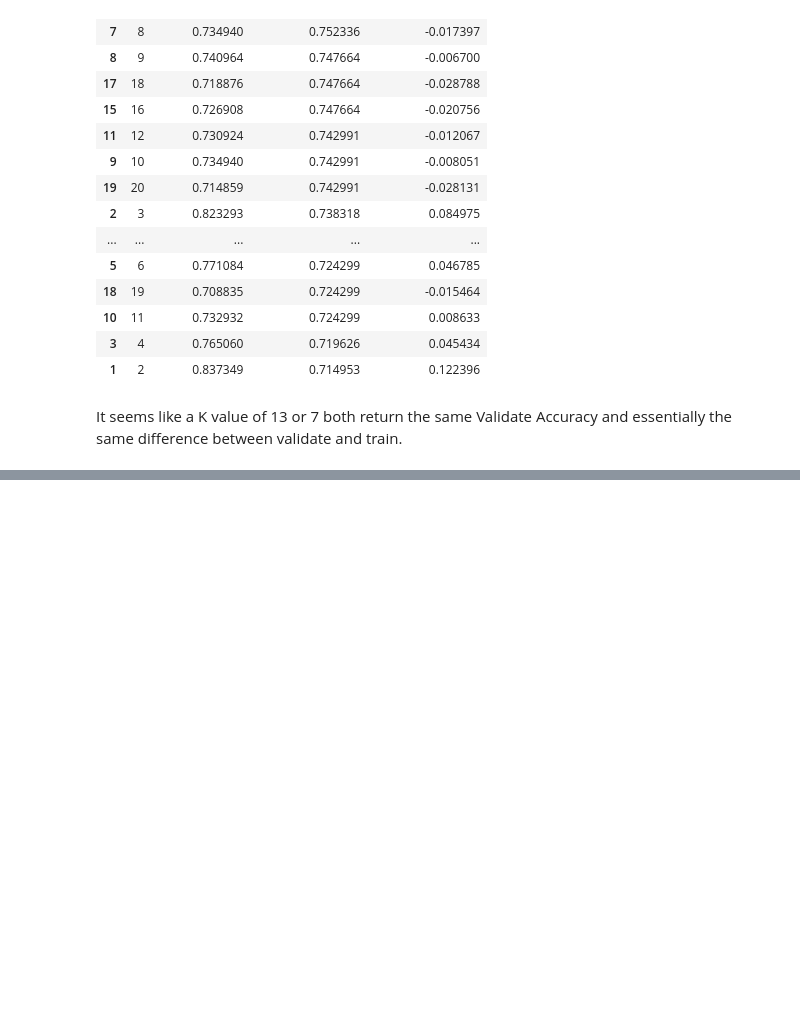
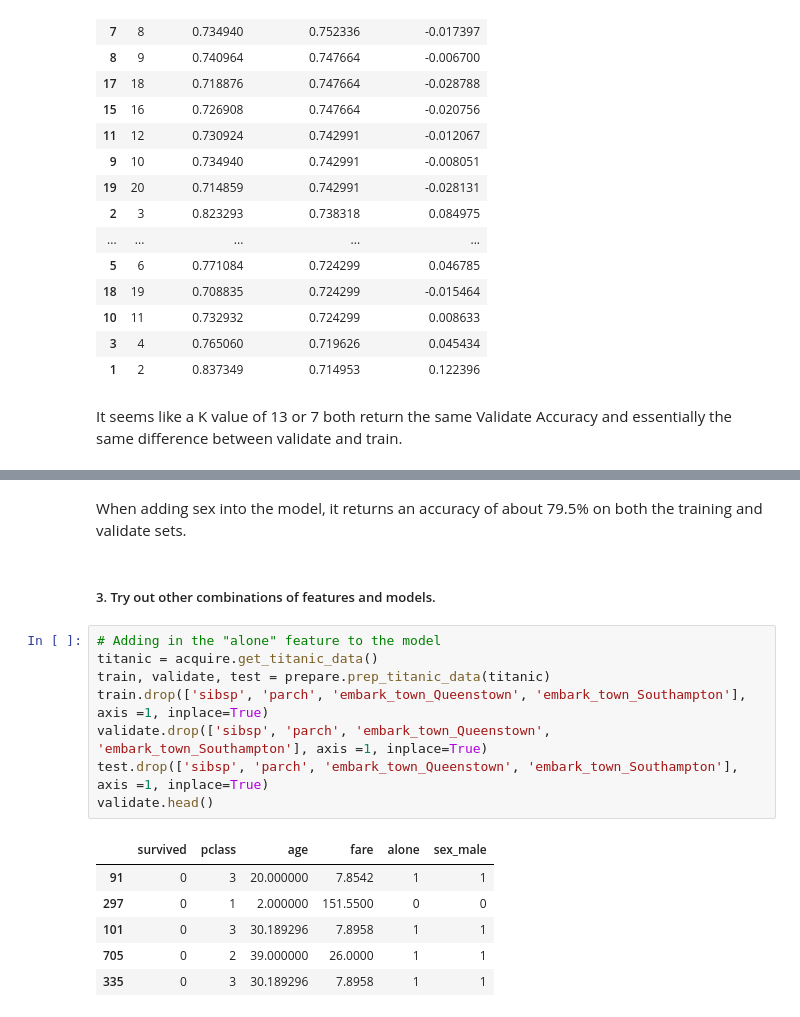
Before and after one commit to AndrewRachuig/classification-exercises, a Jupyter notebook: model.ipynb, the cells around one changed output, grey strips where cells are left out. Cells and saved outputs as stored; diff of their text form; blank space fills up the shorter version.

```diff
--- a/model.ipynb
+++ b/model.ipynb
@@ -1277,0 +1392,19 @@ It seems like a K value of 13 or 7 both return the same Validate Accuracy and es
+# %% [markdown]
+When adding sex into the model, it returns an accuracy of about 79.5% on both the training and validate sets.
+# %% [markdown]
+##### 3. Try out other combinations of features and models.
+# %%
+# Adding in the "alone" feature to the model
+titanic = acquire.get_titanic_data()
+train, validate, test = prepare.prep_titanic_data(titanic)
+train.drop(['sibsp', 'parch', 'embark_town_Queenstown', 'embark_town_Southampton'], axis =1, inplace=True)
+validate.drop(['sibsp', 'parch', 'embark_town_Queenstown', 'embark_town_Southampton'], axis =1, inplace=True)
+test.drop(['sibsp', 'parch', 'embark_town_Queenstown', 'embark_town_Southampton'], axis =1, inplace=True)
+validate.head()
+# %% [output]
+|  | survived | pclass | age | fare | alone | sex_male |
+| 91 | 0 | 3 | 20.000000 | 7.8542 | 1 | 1 |
+| 297 | 0 | 1 | 2.000000 | 151.5500 | 0 | 0 |
+| 101 | 0 | 3 | 30.189296 | 7.8958 | 1 | 1 |
+| 705 | 0 | 2 | 39.000000 | 26.0000 | 1 | 1 |
+| 335 | 0 | 3 | 30.189296 | 7.8958 | 1 | 1 |
```
Also changed, not shown: parts of 28 cells of this notebook.
